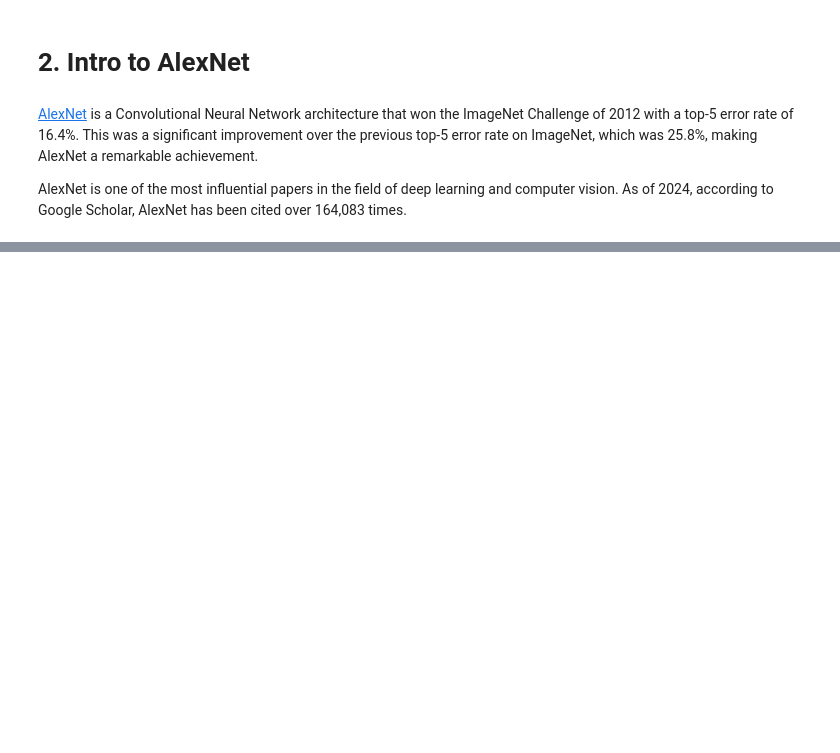
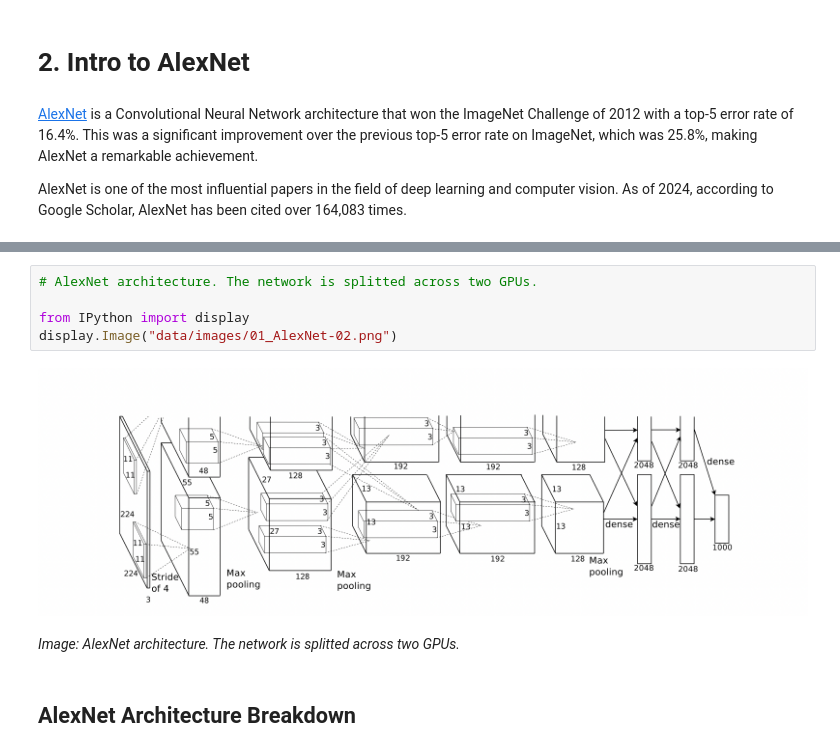
Before and after one commit to ancilcleetus/Research-Paper-Implementations, a Jupyter notebook: Computer-Vision/01_AlexNet.ipynb, the cells around one changed output, grey strips where cells are left out. Saved outputs shown, nothing was run; the diff lists cells and outputs as text; blank space fills up the shorter version.

Commit message:
Added Section 'AlexNet Architecture'

```diff
--- a/Computer-Vision/01_AlexNet.ipynb
+++ b/Computer-Vision/01_AlexNet.ipynb
@@ -27,0 +36,11 @@ AlexNet is one of the most influential papers in the field of deep learning and
+# %%
+# AlexNet architecture. The network is splitted across two GPUs.
+
+from IPython import display
+display.Image("data/images/01_AlexNet-02.png")
+# %% [output]
+[figure, added]
+# %% [markdown]
+*Image: AlexNet architecture. The network is splitted across two GPUs.*
+# %% [markdown]
+## AlexNet Architecture Breakdown
```
Also changed, not shown: parts of 4 cells of this notebook, 1 other file.
